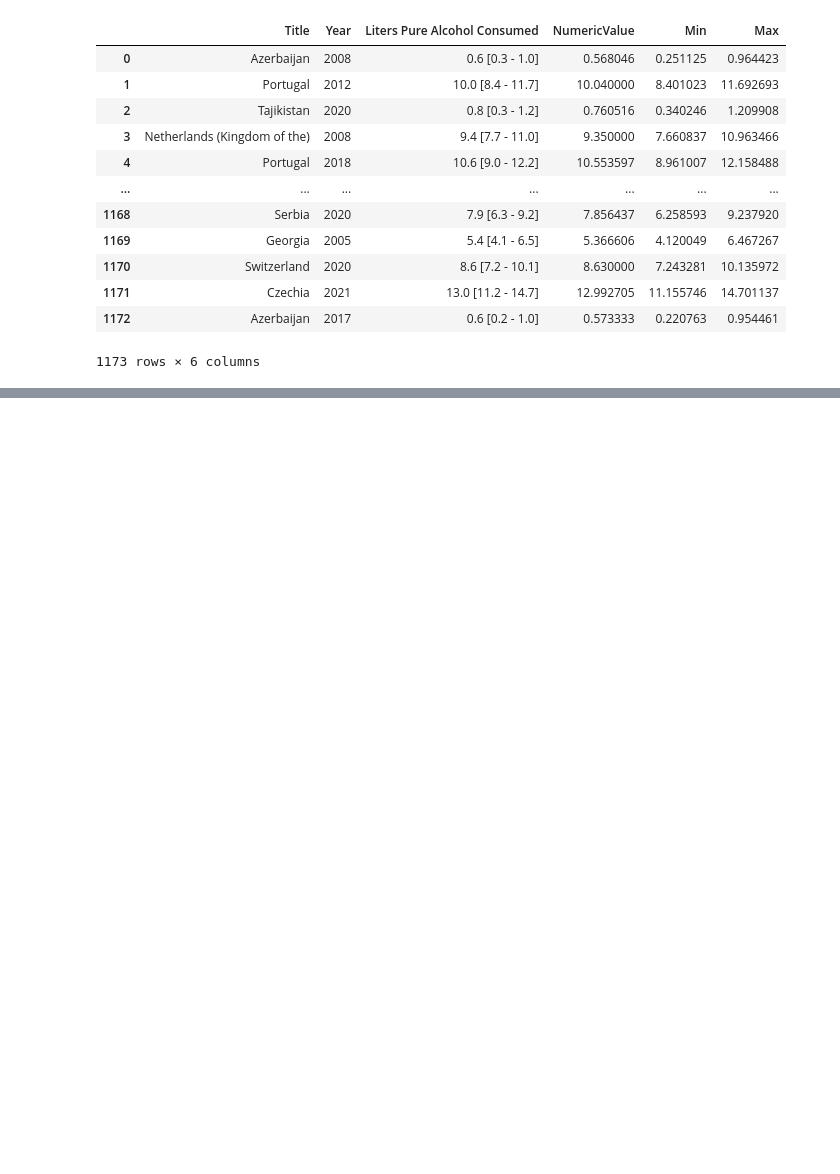
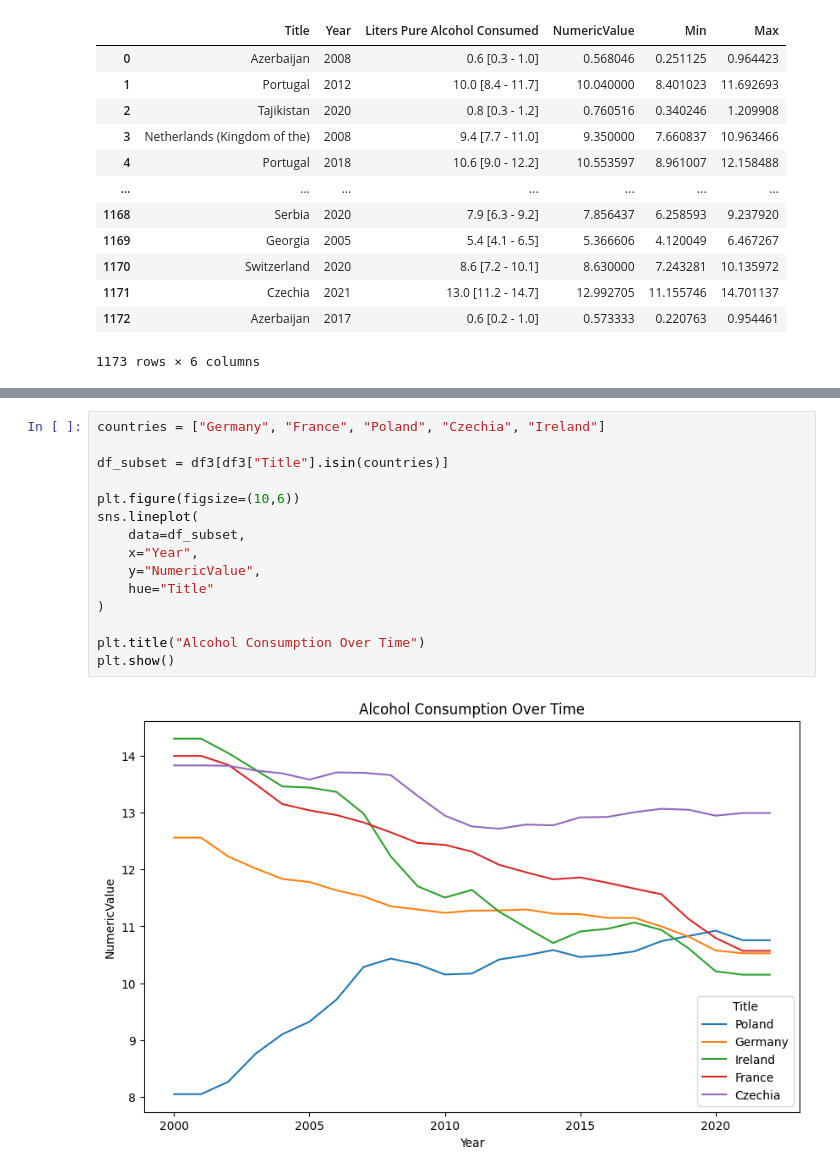
Before and after one commit to justdayane/da-capstone-project-dayane-ernesto, a Jupyter notebook: Capstone_project/EDA/EDA_clean_sets.ipynb, the cells around one changed output, grey strips where cells are left out. Saved outputs shown, nothing was run; the diff lists cells and outputs as text; blank space fills up the shorter version.

```diff
--- a/Capstone_project/EDA/EDA_clean_sets.ipynb
+++ b/Capstone_project/EDA/EDA_clean_sets.ipynb
@@ -142,0 +237,17 @@ AttributeError: module 'plotly' has no attribute 'figure'
+# %%
+countries = ["Germany", "France", "Poland", "Czechia", "Ireland"]
+
+df_subset = df3[df3["Title"].isin(countries)]
+
+plt.figure(figsize=(10,6))
+sns.lineplot(
+    data=df_subset,
+    x="Year",
+    y="NumericValue",
+    hue="Title"
+)
+
+plt.title("Alcohol Consumption Over Time")
+plt.show()
+# %% [output]
+[figure, added]
```
Also changed, not shown: parts of 13 cells of this notebook.
